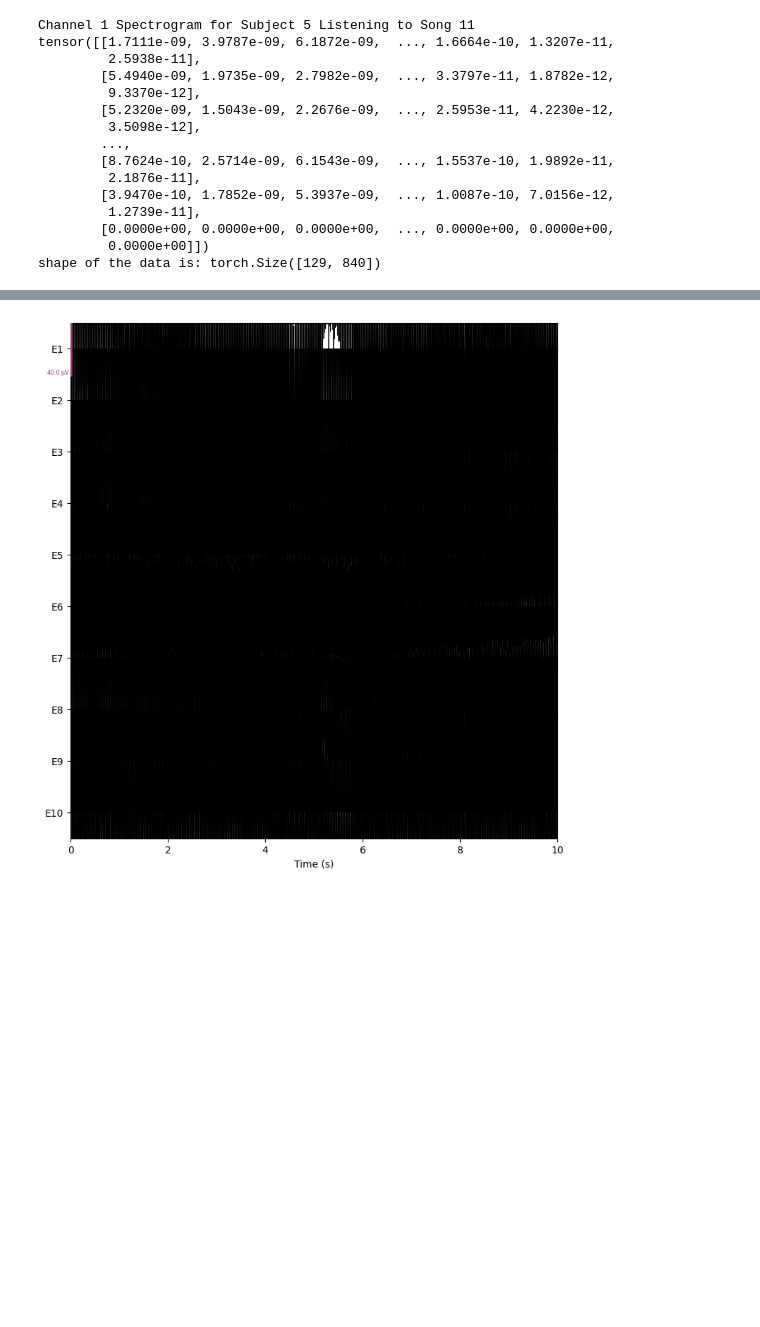
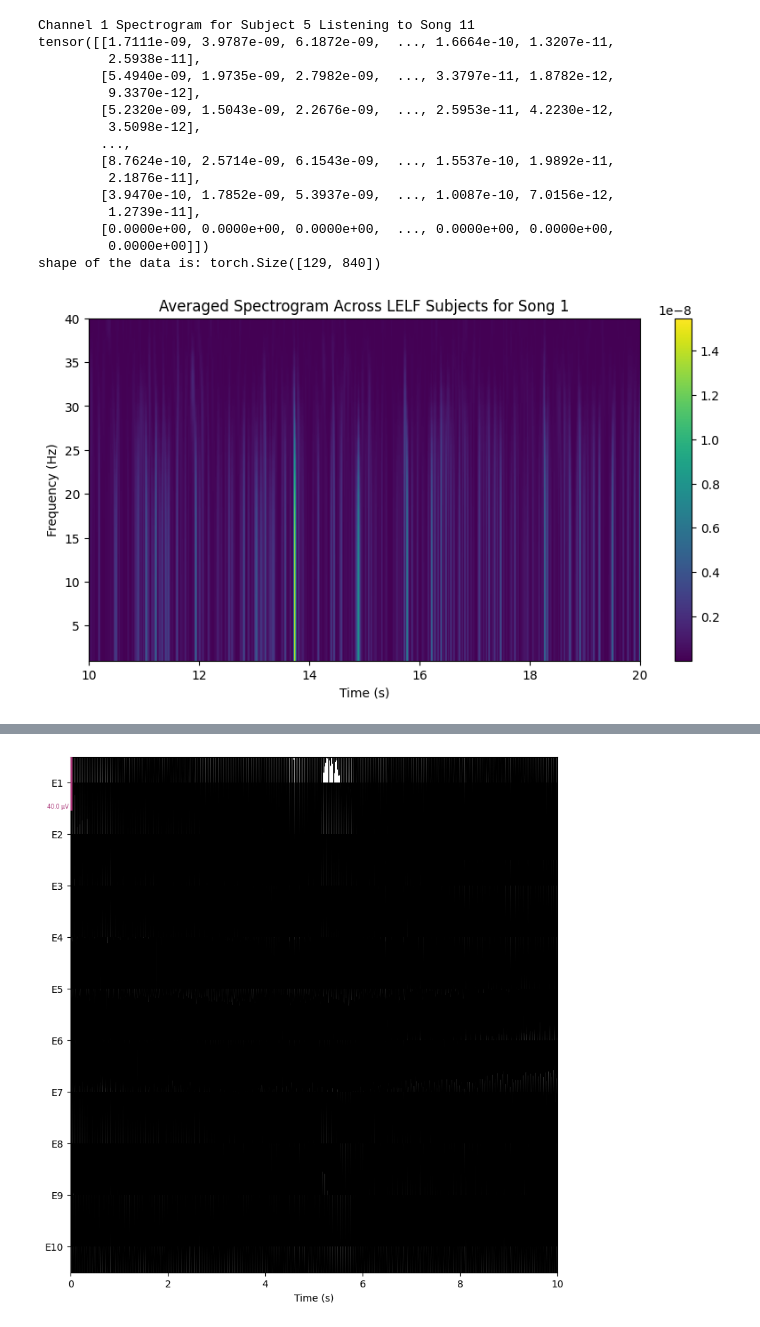
Before and after one commit to mmattyV/musEEGc, a Jupyter notebook: analysis/visualize_data.ipynb, the cells around one changed output, grey strips where cells are left out. Drawn from its saved outputs; the diff is of its cells as text; code cells hidden in the pictures; blank space fills up the shorter version.

```diff
--- a/analysis/visualize_data.ipynb
+++ b/analysis/visualize_data.ipynb
@@ -158,0 +224,6 @@ shape of the data is: torch.Size([129, 840])
+# %%
+# Example usage
+# This should be defined in the script where you have defined your train_dir and val_dir
+compute_and_average_spectrograms([1, 16], 1, 10, 20, 'Averaged Spectrogram Across LELF Subjects for Song 1')
+# %% [output]
+[figure, added]
```
Also changed, not shown: parts of 6 cells of this notebook, 13 other files.
